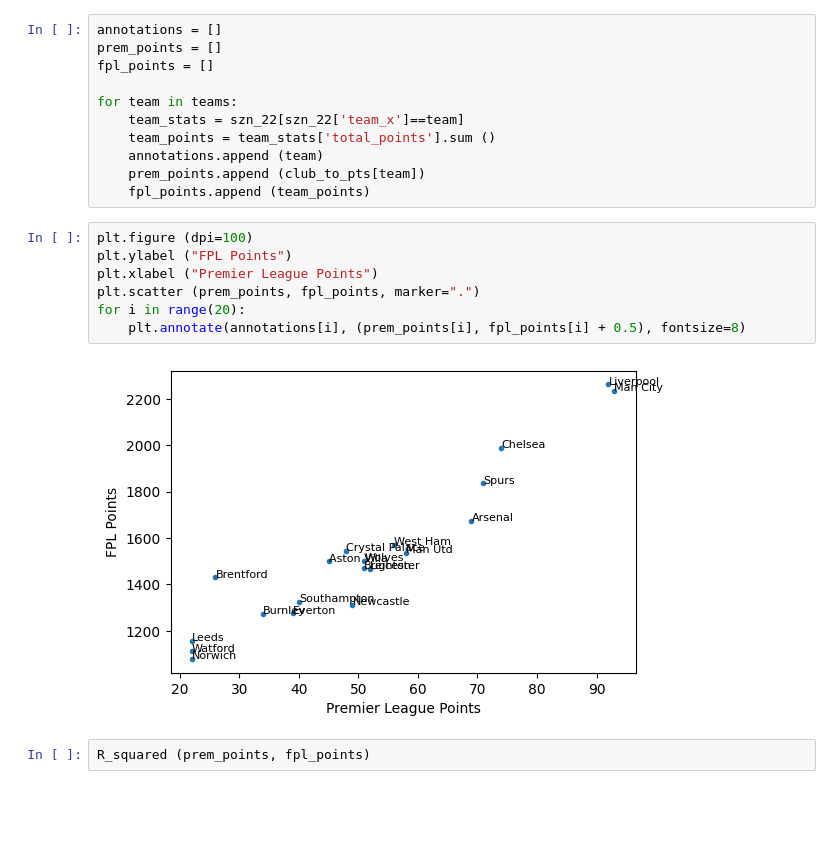
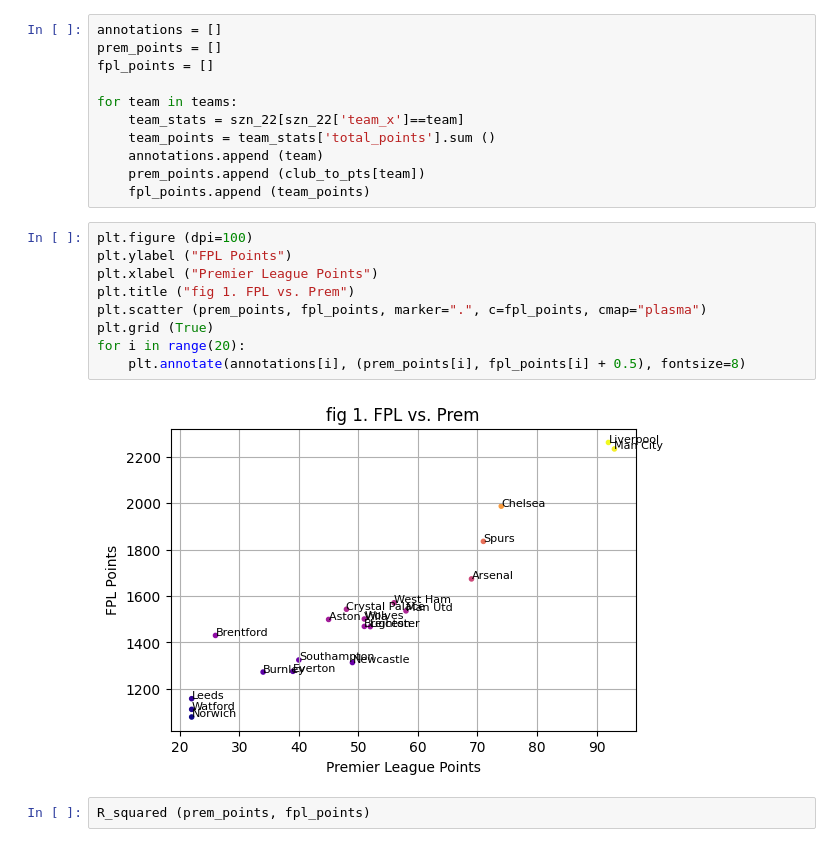
Before and after one commit to bryantx22/ML_FPL, a Jupyter notebook: eda.ipynb, the cells around one changed output. Cells and saved outputs as stored; diff of their text form; blank space fills up the shorter version.

```diff
--- a/eda.ipynb
+++ b/eda.ipynb
@@ -99,12 +99,14 @@ for team in teams:
 # %%
 plt.figure (dpi=100)
 plt.ylabel ("FPL Points")
 plt.xlabel ("Premier League Points")
-plt.scatter (prem_points, fpl_points, marker=".")
+plt.title ("fig 1. FPL vs. Prem")
+plt.scatter (prem_points, fpl_points, marker=".", c=fpl_points, cmap="plasma")
+plt.grid (True)
 for i in range(20):
     plt.annotate(annotations[i], (prem_points[i], fpl_points[i] + 0.5), fontsize=8)
 # %% [output]
-[figure, old version]
+[figure, new version]
 # %%
 R_squared (prem_points, fpl_points)
 # %% [output]
```
Also changed, not shown: parts of 3 cells of this notebook, 1 other file.
